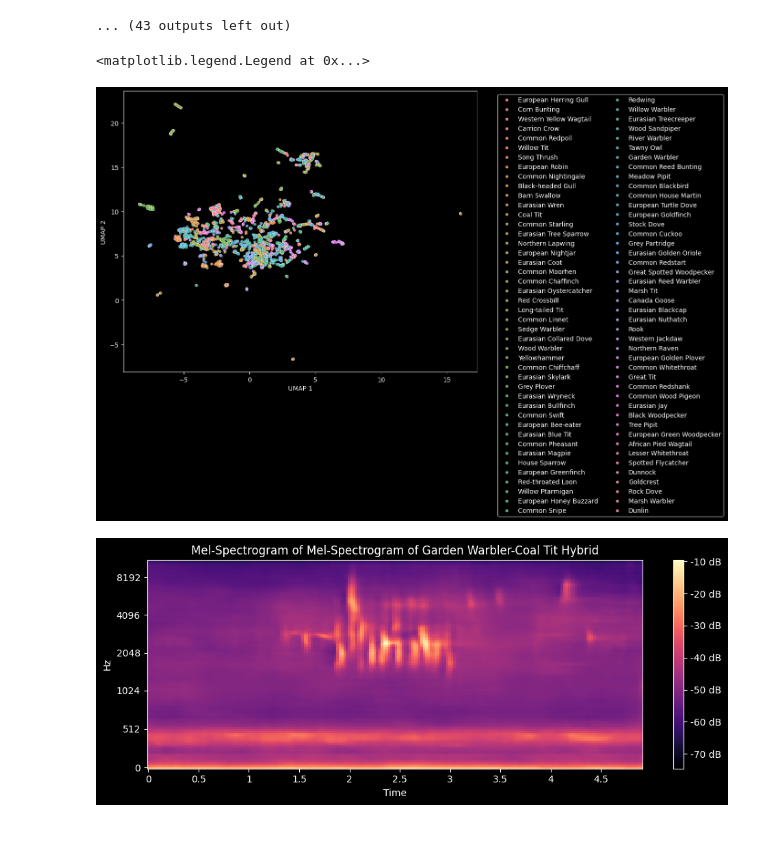
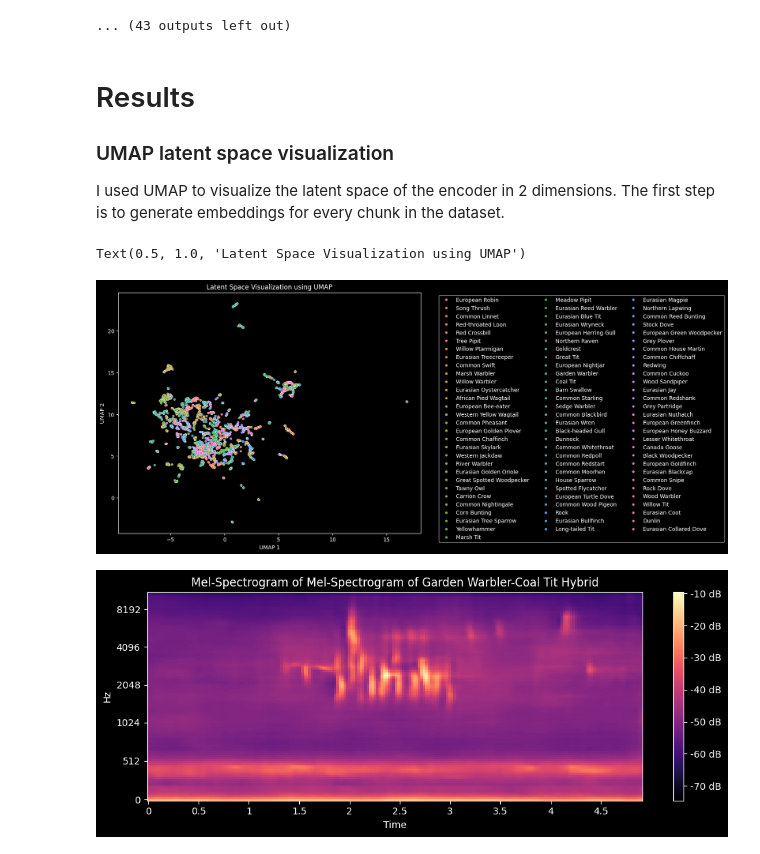
Before and after one commit to BitArmada/Bird-Song-Generator, a Jupyter notebook: training.ipynb, the cells around one changed output. Cells and saved outputs as stored; diff of their text form; code cells hidden in the pictures.

```diff
--- a/training.ipynb
+++ b/training.ipynb
@@ -92,8 +84,7 @@ hyperparameters = VAEHyperparams(
 
 model = VAE(hyperparameters);
 
-state_dict = torch.load('saved_models/epoch_100.pt', weights_only=True);
-
+state_dict = torch.load('published models/v4_best.pt', weights_only=True);
 model.load_state_dict(state_dict)
 # %% [output]
 <All keys matched successfully>
@@ -162,4 +163,10 @@ Epoch [55/100] Complete. Average Loss: 3.8313, mu: -0.0566, std: 0.3825
 Epoch [56/100] Complete. Average Loss: 3.8180, mu: -0.0587, std: 0.3794
 Epoch [57/100] Complete. Average Loss: 3.7985, mu: -0.0654, std: 0.3712
 ... (43 outputs left out)
+# %% [markdown]
+# Results #
+
+
+### UMAP latent space visualization ###
+I used UMAP to visualize the latent space of the encoder in 2 dimensions. The first step is to generate embeddings for every chunk in the dataset.
 # %%
@@ -188,23 +194,24 @@ plot_df['Group'] = class_labels  # Add the labels back next to the 2D coordinate
 # %%
-num_classes = plot_df['Group'].nunique()
 
-# 2. Generate a custom palette with exactly that many unique colors
-# 'husl' or 'hsv' are great for cycling through the full rainbow spectrum
-large_palette = sns.color_palette("husl", num_classes)
+plt.figure(figsize=(10, 8))
 
 plt.style.use('dark_background')
-# 3. Use it in your scatter plot
-plt.figure(figsize=(10, 8))
+
+# create color pallete for every bird (still hard to interpret)
+color_palette = sns.color_palette("husl", num_classes)
+
 sns.scatterplot(
     data=plot_df,
     x='UMAP 1',
     y='UMAP 2',
     hue='Group',
-    palette=large_palette, # Pass the custom large palette here
+    palette=color_palette,
     s=15
 )
-plt.legend(bbox_to_anchor=(1.05, 1), loc='upper left', ncol=2) # ncol=2 splits long legends into two columns
+
+plt.legend(bbox_to_anchor=(1.05, 1), loc='upper left', ncol=3)
+plt.title("Latent Space Visualization using UMAP")
 # %% [output]
-<matplotlib.legend.Legend at 0x...>
+Text(0.5, 1.0, 'Latent Space Visualization using UMAP')
-[figure, old version]
+[figure, new version]
 # %%
```
Also changed, not shown: parts of 16 cells of this notebook, 10 other files.
